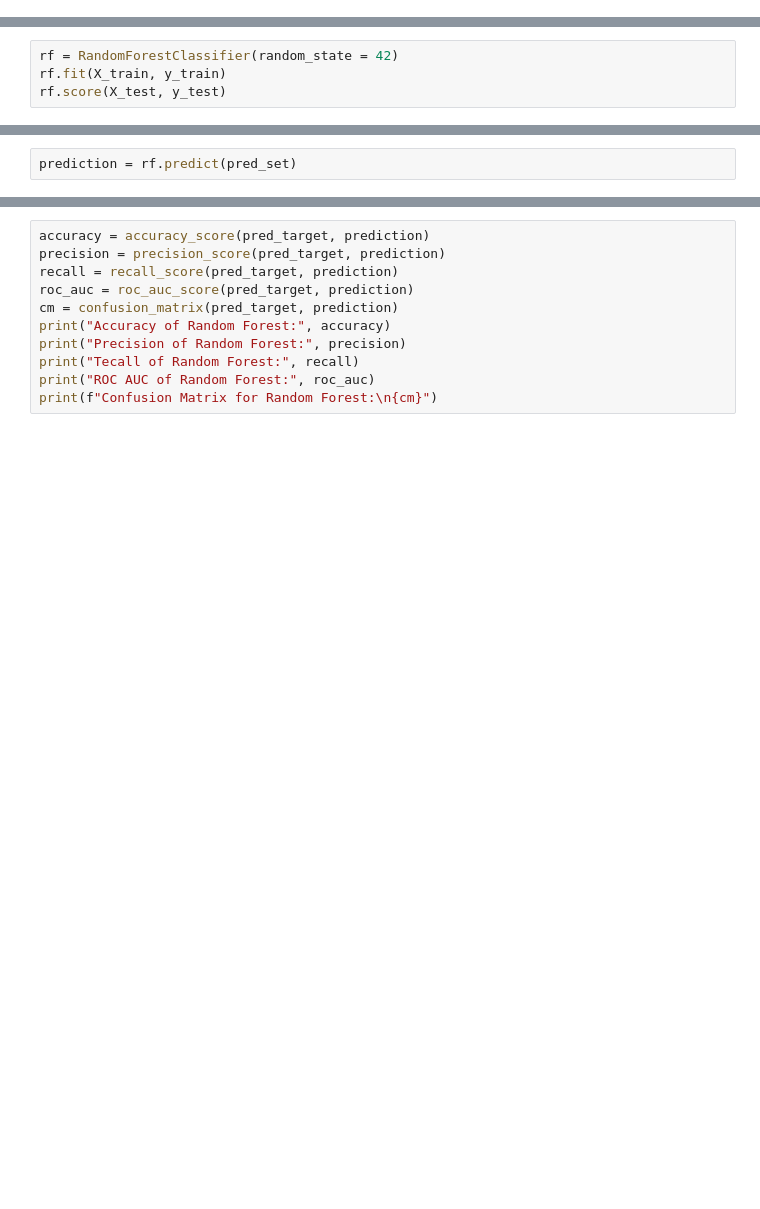
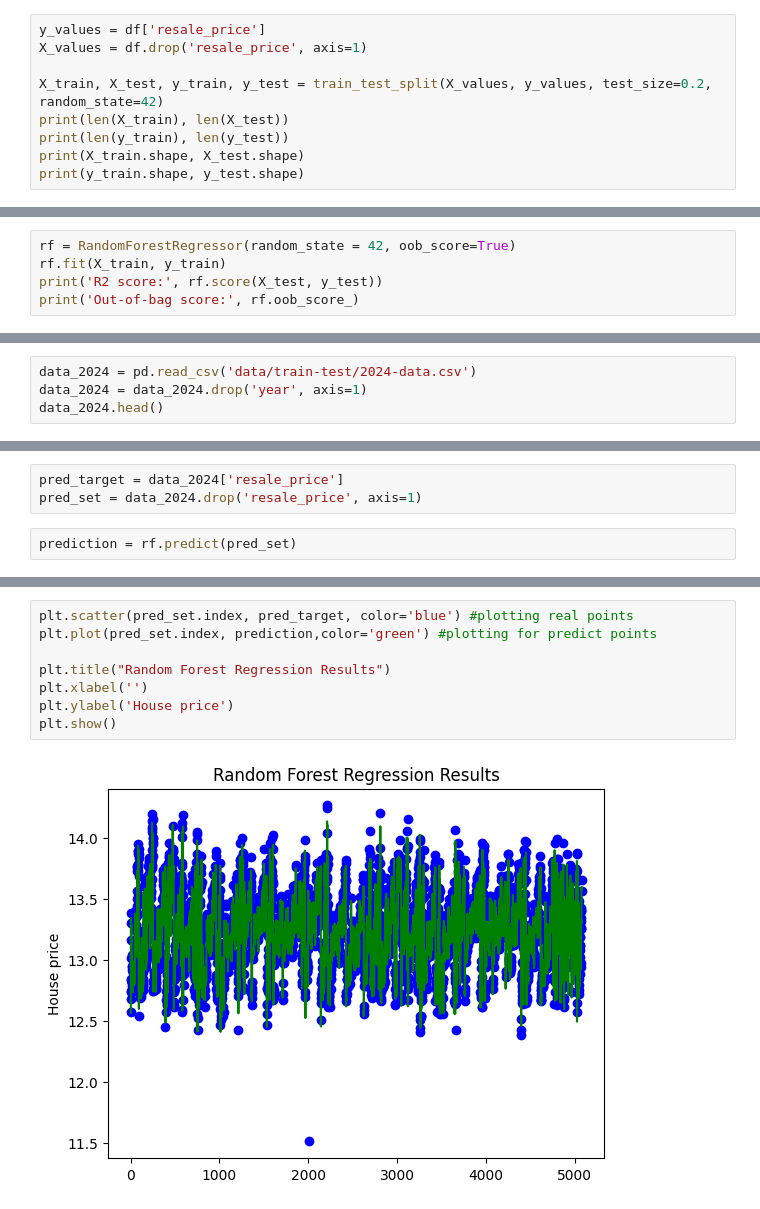
Before and after one commit to joesurf/Housing-Price-Time-Series-Forecasting, a Jupyter notebook: random_forest.ipynb, the cells around one changed output, grey strips where cells are left out. Saved outputs shown, nothing was run; the diff lists cells and outputs as text; blank space fills up the shorter version.

Commit message:
random forest

```diff
--- a/random_forest.ipynb
+++ b/random_forest.ipynb
@@ -18,0 +41,9 @@ X_train, X_test, y_train, y_test = train_test_split(X, y, test_size=0.2, random_
+# %%
+y_values = df['resale_price']
+X_values = df.drop('resale_price', axis=1)
+
+X_train, X_test, y_train, y_test = train_test_split(X_values, y_values, test_size=0.2, random_state=42)
+print(len(X_train), len(X_test))
+print(len(y_train), len(y_test))
+print(X_train.shape, X_test.shape)
+print(y_train.shape, y_test.shape)
@@ -19,4 +55,5 @@ X_train, X_test, y_train, y_test = train_test_split(X, y, test_size=0.2, random_
 # %%
-rf = RandomForestClassifier(random_state = 42)
+rf = RandomForestRegressor(random_state = 42, oob_score=True)
 rf.fit(X_train, y_train)
-rf.score(X_test, y_test)
+print('R2 score:', rf.score(X_test, y_test))
+print('Out-of-bag score:', rf.oob_score_)
@@ -36,0 +72,4 @@ np.average(scores4)
+# %%
+data_2024 = pd.read_csv('data/train-test/2024-data.csv')
+data_2024 = data_2024.drop('year', axis=1)
+data_2024.head()
@@ -37,3 +84,6 @@ np.average(scores4)
+# %%
+pred_target = data_2024['resale_price']
+pred_set = data_2024.drop('resale_price', axis=1)
 # %%
 prediction = rf.predict(pred_set)
 # %%
@@ -44,13 +97,12 @@ print("Root Mean Squared Error of Random Forest:", rmse)
-# %%
-accuracy = accuracy_score(pred_target, prediction)
-precision = precision_score(pred_target, prediction)
-recall = recall_score(pred_target, prediction)
-roc_auc = roc_auc_score(pred_target, prediction)
-cm = confusion_matrix(pred_target, prediction)
-print("Accuracy of Random Forest:", accuracy)
-print("Precision of Random Forest:", precision)
-print("Tecall of Random Forest:", recall)
-print("ROC AUC of Random Forest:", roc_auc)
-print(f"Confusion Matrix for Random Forest:\n{cm}")
+# %%
+plt.scatter(pred_set.index, pred_target, color='blue') #plotting real points
+plt.plot(pred_set.index, prediction,color='green') #plotting for predict points
+
+plt.title("Random Forest Regression Results")
+plt.xlabel('')
+plt.ylabel('House price')
+plt.show()
+# %% [output]
+[figure, added]
 # %%
 importance = rf.feature_importances_
```
Also changed, not shown: parts of 24 cells of this notebook, 1 other file.
